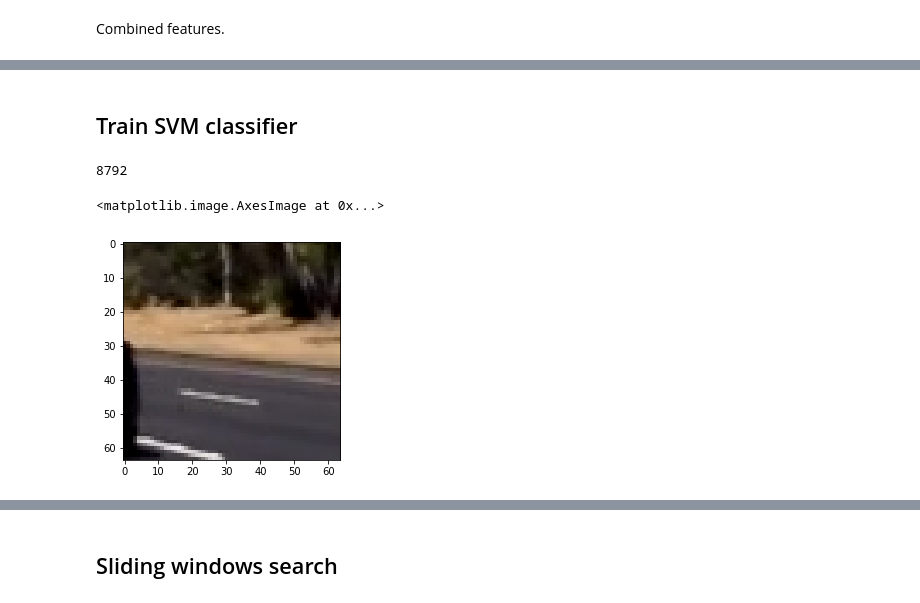
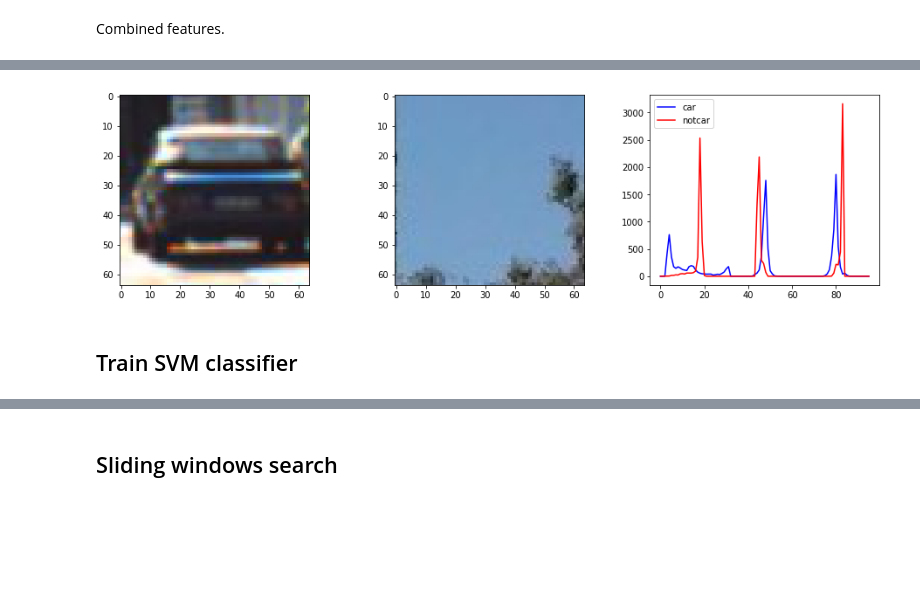
Before and after one commit to lei-zhang-code/CarND-Vehicle-Detection, a Jupyter notebook: vehicle_detection.ipynb, the cells around one changed output, grey strips where cells are left out. Drawn from its saved outputs; the diff is of its cells as text; code cells hidden in the pictures; blank space fills up the shorter version.

```diff
--- a/vehicle_detection.ipynb
+++ b/vehicle_detection.ipynb
@@ -111,3 +138,15 @@ def extract_features(imgs, cspace='RGB', spatial_size=(32, 32), hist_bins=32, hi
+# %%
+car_features = color_hist(car)
+notcar_features = color_hist(notcar)
+fig, (ax1, ax2, ax3) = plt.subplots(1, 3, figsize=(16, 4))
+ax1.imshow(car_raw)
+ax2.imshow(notcar_raw)
+ax3.plot(car_features, 'b', label='car')
+ax3.plot(notcar_features, 'r', label='notcar')
+ax3.legend()
+fig.savefig('color_car_vs_notcar.png')
+# %% [output]
+[figure, added]
 # %% [markdown]
 ## Train SVM classifier
 # %%
@@ -119,14 +158,6 @@ for image in car_images:
 notcars = []
 for image in notcar_images:
     notcars.append(image)
-# %%
-print(len(car_images))
-im = mpimg.imread(notcars[2000])
-plt.imshow(im)
-# %% [output]
-8792
-<matplotlib.image.AxesImage at 0x...>
-[figure, removed]
 # %%
 colorspace = 'YCrCb' # Can be RGB, HSV, LUV, HLS, YUV, YCrCb
 orient = 16
```
Also changed, not shown: parts of 6 cells of this notebook, 10 other files.
